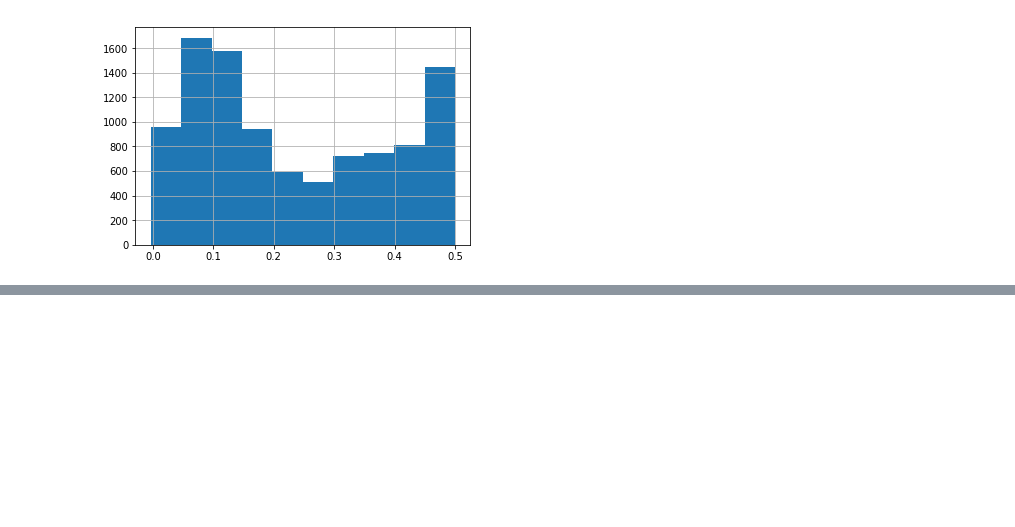
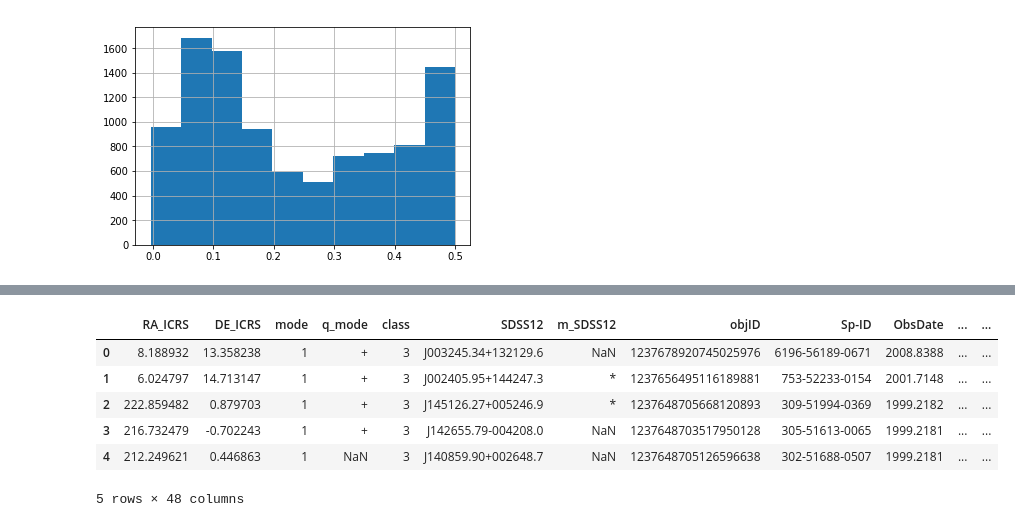
Before and after one commit to mwalmsley/find_agn, a Jupyter notebook: get_ukidss_and_sdss.ipynb, the cells around one changed output, grey strips where cells are left out. Cells and saved outputs as stored; diff of their text form; code cells hidden in the pictures; blank space fills up the shorter version.

```diff
--- a/get_ukidss_and_sdss.ipynb
+++ b/get_ukidss_and_sdss.ipynb
@@ -75,0 +267,13 @@ df['zsp'].hist()
+# %%
+merged_loc = 'catalogs/sdss_las_filtered_sample_10.csv'
+# %%
+df = pd.read_csv(merged_loc)
+df.head()
+# %% [output]
+|  | RA_ICRS | DE_ICRS | mode | q_mode | class | SDSS12 | m_SDSS12 | objID | Sp-ID | ObsDate | ... | ... |
+| 0 | 8.188932 | 13.358238 | 1 | + | 3 | J003245.34+132129.6 | NaN | 1237678920745025976 | 6196-56189-0671 | 2008.8388 | ... | ... |
+| 1 | 6.024797 | 14.713147 | 1 | + | 3 | J002405.95+144247.3 | * | 1237656495116189881 | 753-52233-0154 | 2001.7148 | ... | ... |
+| 2 | 222.859482 | 0.879703 | 1 | + | 3 | J145126.27+005246.9 | * | 1237648705668120893 | 309-51994-0369 | 1999.2182 | ... | ... |
+| 3 | 216.732479 | -0.702243 | 1 | + | 3 | J142655.79-004208.0 | NaN | 1237648703517950128 | 305-51613-0065 | 1999.2181 | ... | ... |
+| 4 | 212.249621 | 0.446863 | 1 | NaN | 3 | J140859.90+002648.7 | NaN | 1237648705126596638 | 302-51688-0507 | 1999.2181 | ... | ... |
+5 rows × 48 columns
```
Also changed, not shown: parts of 15 cells of this notebook, 1 other file.
